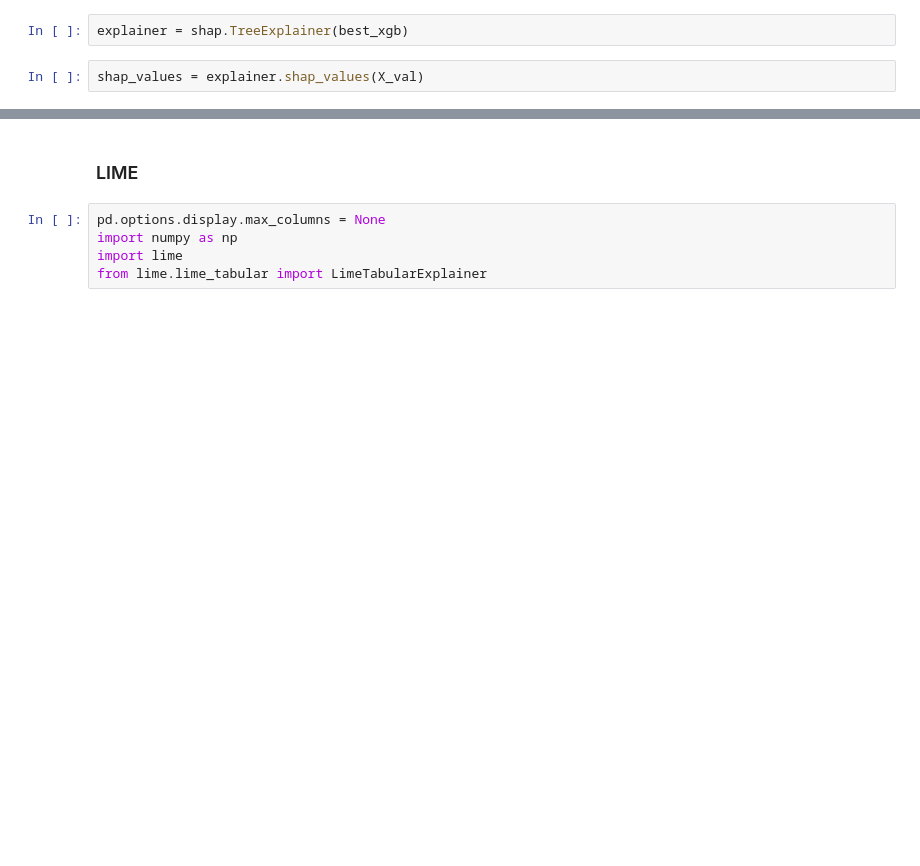
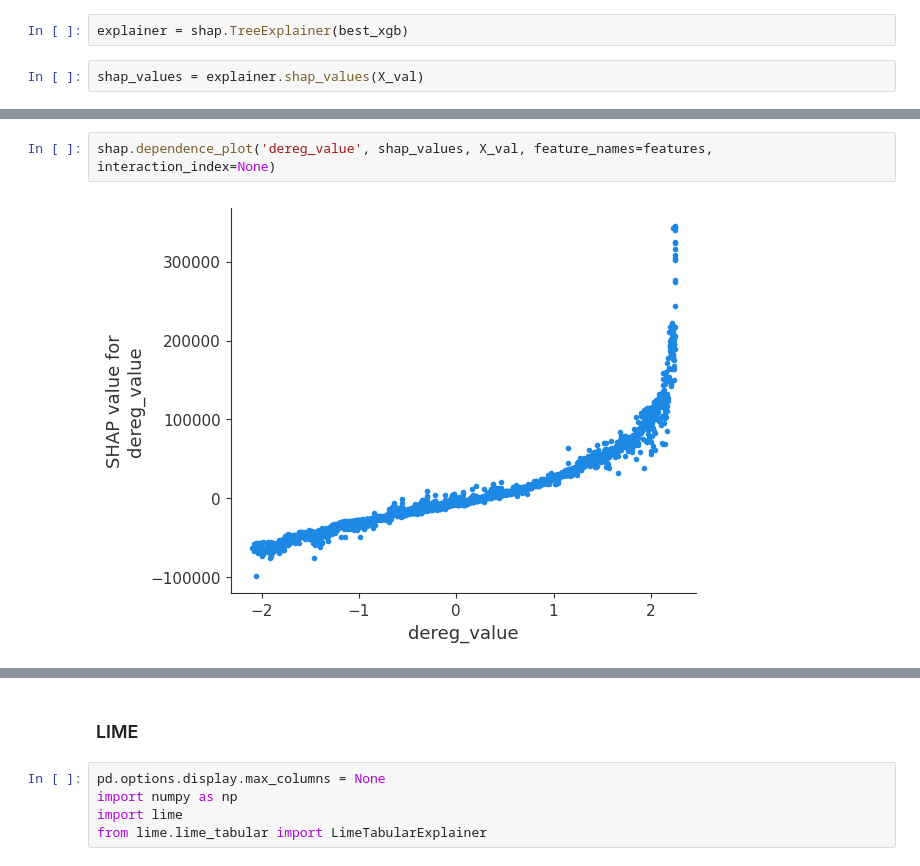
Before and after one commit to melloo21/CS5228_project, a Jupyter notebook: Model Explanability.ipynb, the cells around one changed output, grey strips where cells are left out. Saved outputs shown, nothing was run; the diff lists cells and outputs as text; blank space fills up the shorter version.

```diff
--- a/Model Explanability.ipynb
+++ b/Model Explanability.ipynb
@@ -163 +163,5 @@ shap.summary_plot(shap_values, X_val, feature_names=features, plot_size=[8,6])
+# %%
+shap.dependence_plot('dereg_value', shap_values, X_val, feature_names=features, interaction_index=None)
+# %% [output]
+[figure, added]
 # %%
```
Also changed, not shown: parts of 10 cells of this notebook.
